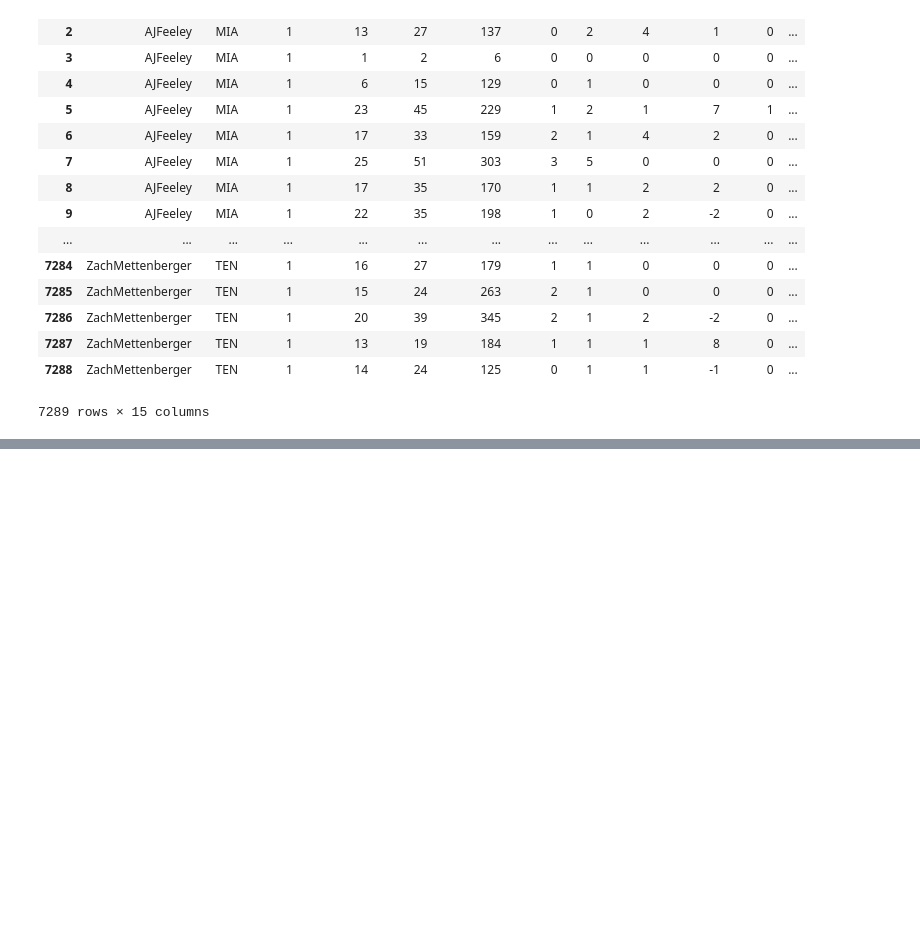
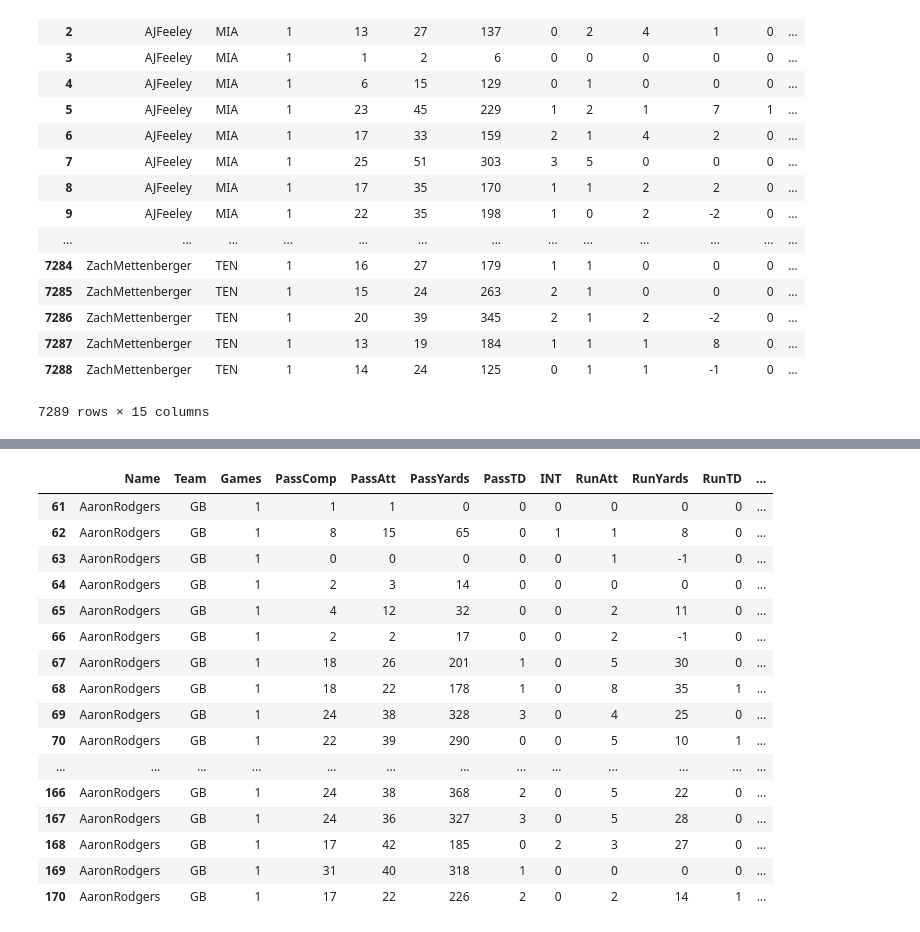
Before and after one commit to keithdlandry/player_stats, a Jupyter notebook: notebooks/gbg_proj.ipynb, the cells around one changed output, grey strips where cells are left out. Saved outputs shown, nothing was run; the diff lists cells and outputs as text; code cells hidden in the pictures; blank space fills up the shorter version.

```diff
--- a/notebooks/gbg_proj.ipynb
+++ b/notebooks/gbg_proj.ipynb
@@ -83,0 +80,21 @@ dtype: bool
+# %%
+temp_df = qb_game_df[qb_game_df['Name'] == 'AaronRodgers']
+temp_df
+# %% [output]
+|  | Name | Team | Games | PassComp | PassAtt | PassYards | PassTD | INT | RunAtt | RunYards | RunTD | ... |
+| 61 | AaronRodgers | GB | 1 | 1 | 1 | 0 | 0 | 0 | 0 | 0 | 0 | ... |
+| 62 | AaronRodgers | GB | 1 | 8 | 15 | 65 | 0 | 1 | 1 | 8 | 0 | ... |
+| 63 | AaronRodgers | GB | 1 | 0 | 0 | 0 | 0 | 0 | 1 | -1 | 0 | ... |
+| 64 | AaronRodgers | GB | 1 | 2 | 3 | 14 | 0 | 0 | 0 | 0 | 0 | ... |
+| 65 | AaronRodgers | GB | 1 | 4 | 12 | 32 | 0 | 0 | 2 | 11 | 0 | ... |
+| 66 | AaronRodgers | GB | 1 | 2 | 2 | 17 | 0 | 0 | 2 | -1 | 0 | ... |
+| 67 | AaronRodgers | GB | 1 | 18 | 26 | 201 | 1 | 0 | 5 | 30 | 0 | ... |
+| 68 | AaronRodgers | GB | 1 | 18 | 22 | 178 | 1 | 0 | 8 | 35 | 1 | ... |
+| 69 | AaronRodgers | GB | 1 | 24 | 38 | 328 | 3 | 0 | 4 | 25 | 0 | ... |
+| 70 | AaronRodgers | GB | 1 | 22 | 39 | 290 | 0 | 0 | 5 | 10 | 1 | ... |
+| ... | ... | ... | ... | ... | ... | ... | ... | ... | ... | ... | ... | ... |
+| 166 | AaronRodgers | GB | 1 | 24 | 38 | 368 | 2 | 0 | 5 | 22 | 0 | ... |
+| 167 | AaronRodgers | GB | 1 | 24 | 36 | 327 | 3 | 0 | 5 | 28 | 0 | ... |
+| 168 | AaronRodgers | GB | 1 | 17 | 42 | 185 | 0 | 2 | 3 | 27 | 0 | ... |
+| 169 | AaronRodgers | GB | 1 | 31 | 40 | 318 | 1 | 0 | 0 | 0 | 0 | ... |
+| 170 | AaronRodgers | GB | 1 | 17 | 22 | 226 | 2 | 0 | 2 | 14 | 1 | ... |
```
Also changed, not shown: parts of 10 cells of this notebook.
